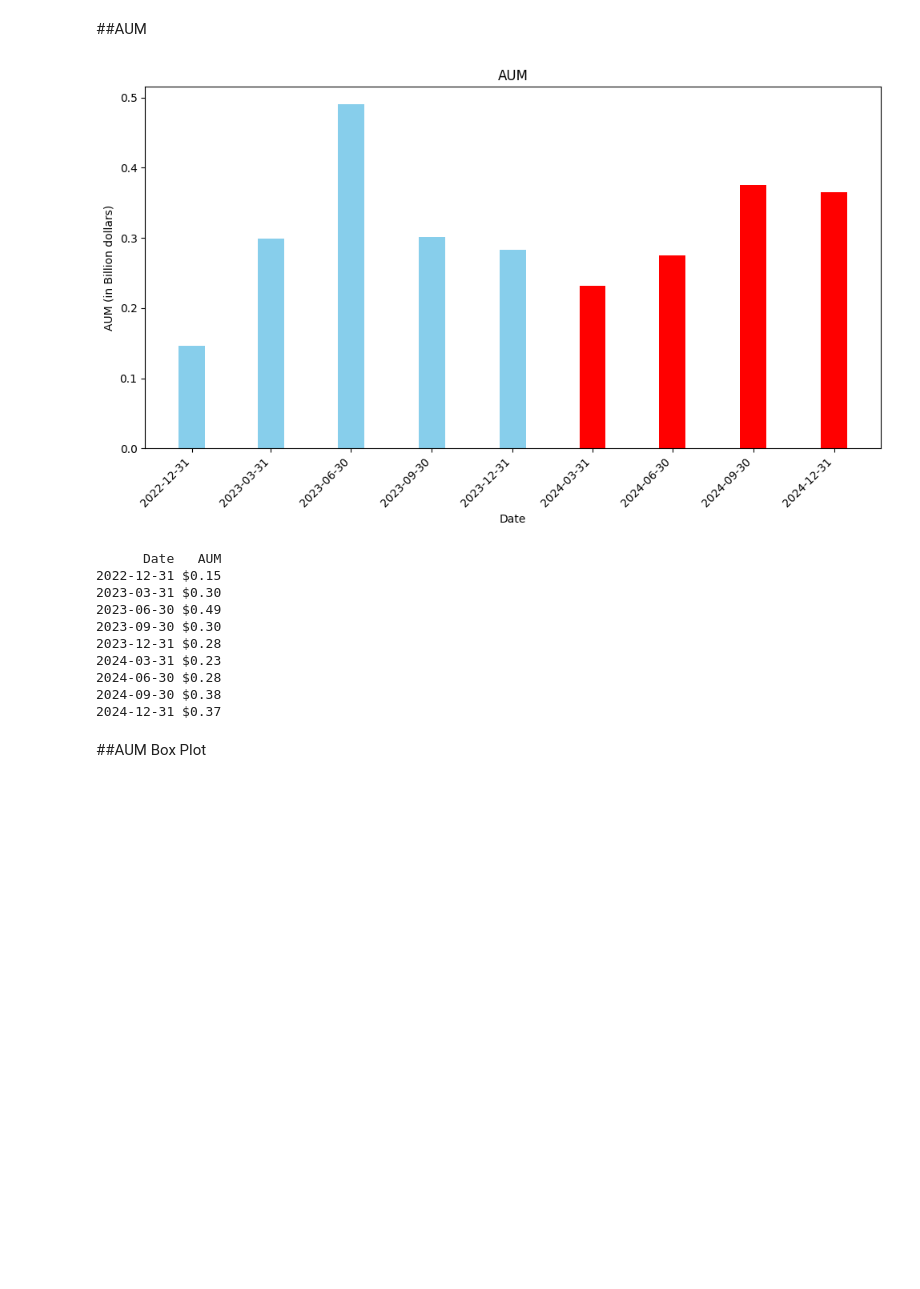
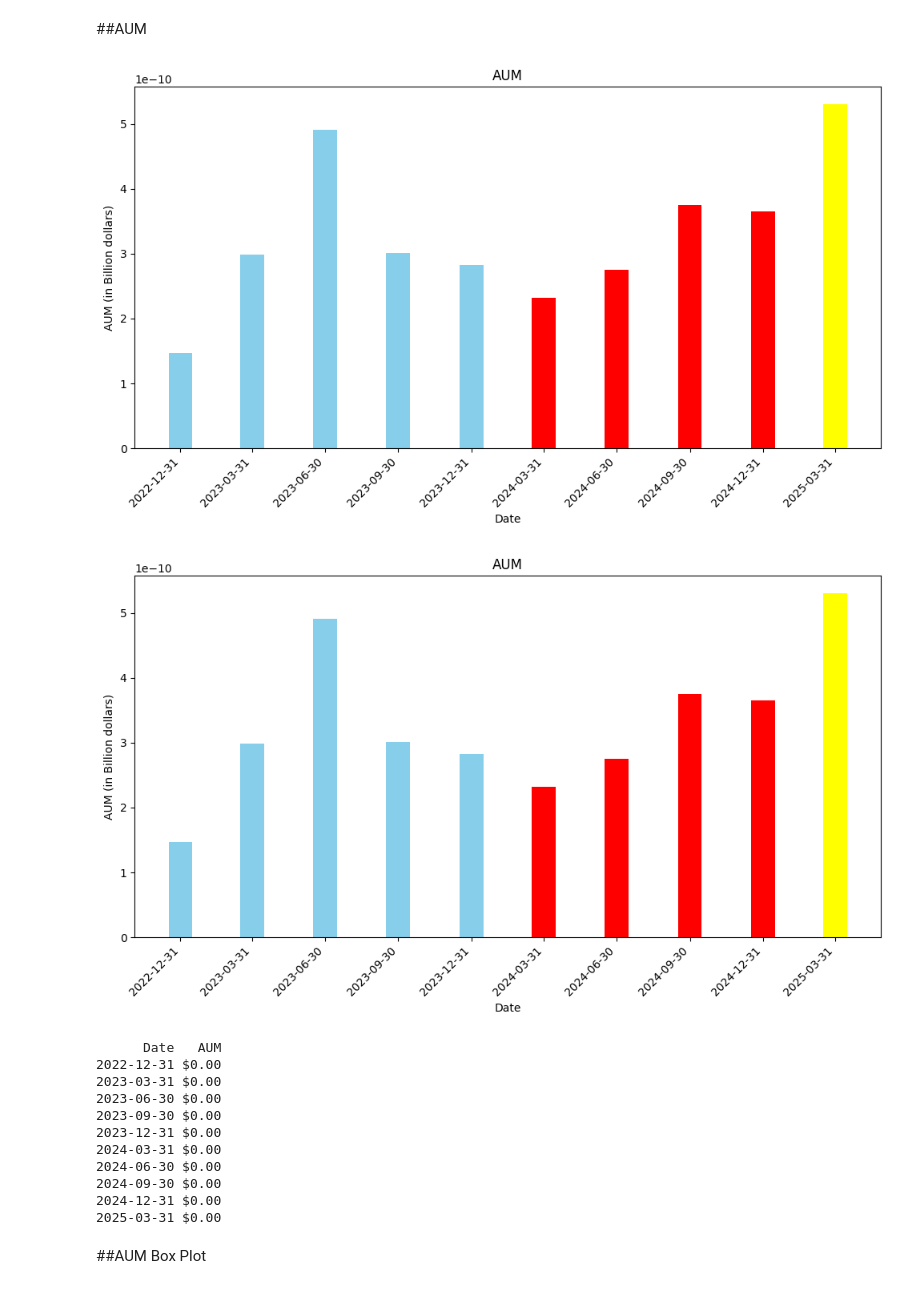
Before and after one commit to Kei-Sanada/Holdings-of-Numerai-GP-LLC, a Jupyter notebook: Analysis_Numerai_GP.ipynb, the cells around one changed output. Cells and saved outputs as stored; diff of their text form; code cells hidden in the pictures; blank space fills up the shorter version.

Commit message:
Update Analysis_Numerai_GP.ipynb
Update for New 13F-HR 2025/03/31

```diff
--- a/Analysis_Numerai_GP.ipynb
+++ b/Analysis_Numerai_GP.ipynb
@@ -30,33 +31,58 @@ numerai_13f_history_aum.columns = ['Date', 'AUM']
 # %%
 import matplotlib.pyplot as plt
 import numpy as np
 
 # Convert 'Date' column to datetime if it's not already
 numerai_13f_history_aum['Date'] = pd.to_datetime(numerai_13f_history_aum['Date'])
 
 # Convert AUM to billions
 numerai_13f_history_aum['AUM'] = numerai_13f_history_aum['AUM'] / 1e9
 
 # Create color array based on date condition
-colors = ['red' if date >= pd.Timestamp('2024-03-31') else 'skyblue'
+import matplotlib.pyplot as plt
+import numpy as np
+
+# Convert 'Date' column to datetime if it's not already
+numerai_13f_history_aum['Date'] = pd.to_datetime(numerai_13f_history_aum['Date'])
+
+# Convert AUM to billions
+numerai_13f_history_aum['AUM'] = numerai_13f_history_aum['AUM'] / 1e9
+
+# Create color array based on date condition
+colors = ['yellow' if date >= pd.Timestamp('2025-03-31') else
+          'red' if date >= pd.Timestamp('2024-03-31') else 'skyblue'
           for date in numerai_13f_history_aum['Date']]
 
 # Create a bar chart
 plt.figure(figsize=(10, 6))
 plt.bar(numerai_13f_history_aum['Date'], numerai_13f_history_aum['AUM'],
         color=colors, width=30.0, align='center')
 
 plt.title('AUM')
 plt.xlabel('Date')
 plt.ylabel('AUM (in Billion dollars)')
 
 # Format the x-axis to show the dates as 'YYYY-MM-DD'
 plt.xticks(numerai_13f_history_aum['Date'].dt.strftime('%Y-%m-%d'), rotation=45, ha='right')
 
 plt.tight_layout()
 plt.show()
+plt.figure(figsize=(10, 6))
+plt.bar(numerai_13f_history_aum['Date'], numerai_13f_history_aum['AUM'],
+        color=colors, width=30.0, align='center')
+
+plt.title('AUM')
+plt.xlabel('Date')
+plt.ylabel('AUM (in Billion dollars)')
+
+# Format the x-axis to show the dates as 'YYYY-MM-DD'
+plt.xticks(numerai_13f_history_aum['Date'].dt.strftime('%Y-%m-%d'), rotation=45, ha='right')
+
+plt.tight_layout()
+plt.show()
 # %% [output]
-[figure, old version]
+[figure, new version]
+[figure, added]
 # %%
 # Display numbers as dollar amounts
 numerai_13f_history_aum['AUM'] = numerai_13f_history_aum['AUM'].apply(lambda x: f"${x:,.2f}")
@@ -64,15 +90,16 @@ numerai_13f_history_aum['AUM'] = numerai_13f_history_aum['AUM'].apply(lambda x:
 print(numerai_13f_history_aum.to_string(index=False))
 # %% [output]
       Date   AUM
-2022-12-31 $0.15
-2023-03-31 $0.30
-2023-06-30 $0.49
-2023-09-30 $0.30
-2023-12-31 $0.28
-2024-03-31 $0.23
-2024-06-30 $0.28
-2024-09-30 $0.38
-2024-12-31 $0.37
+2022-12-31 $0.00
+2023-03-31 $0.00
+2023-06-30 $0.00
+2023-09-30 $0.00
+2023-12-31 $0.00
+2024-03-31 $0.00
+2024-06-30 $0.00
+2024-09-30 $0.00
+2024-12-31 $0.00
+2025-03-31 $0.00
 # %% [markdown]
 ##AUM Box Plot
 # %%
```
Also changed, not shown: parts of 16 cells of this notebook.
